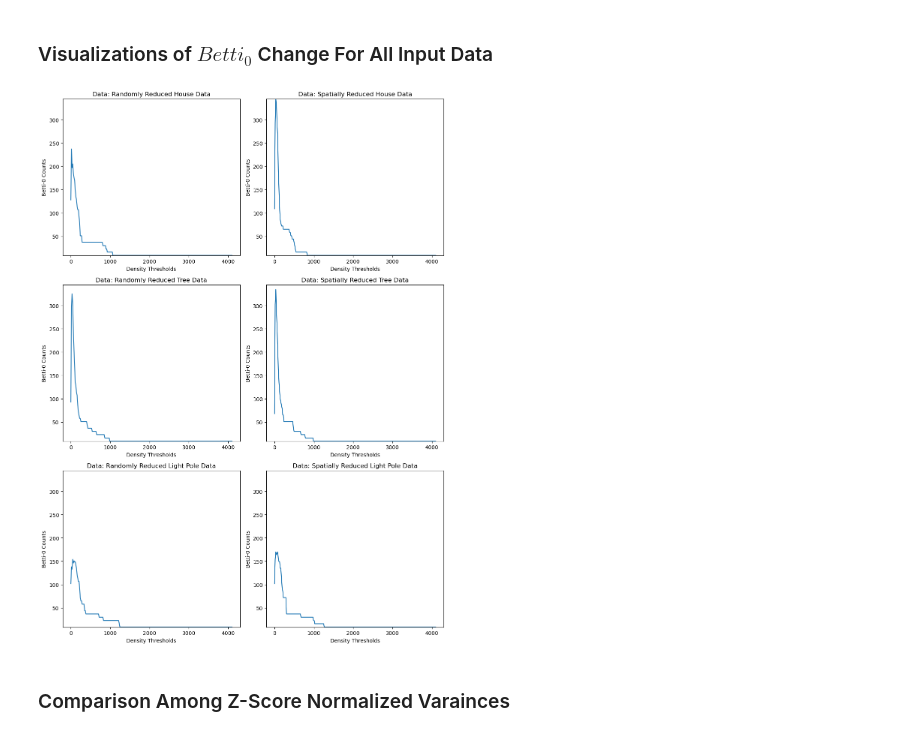
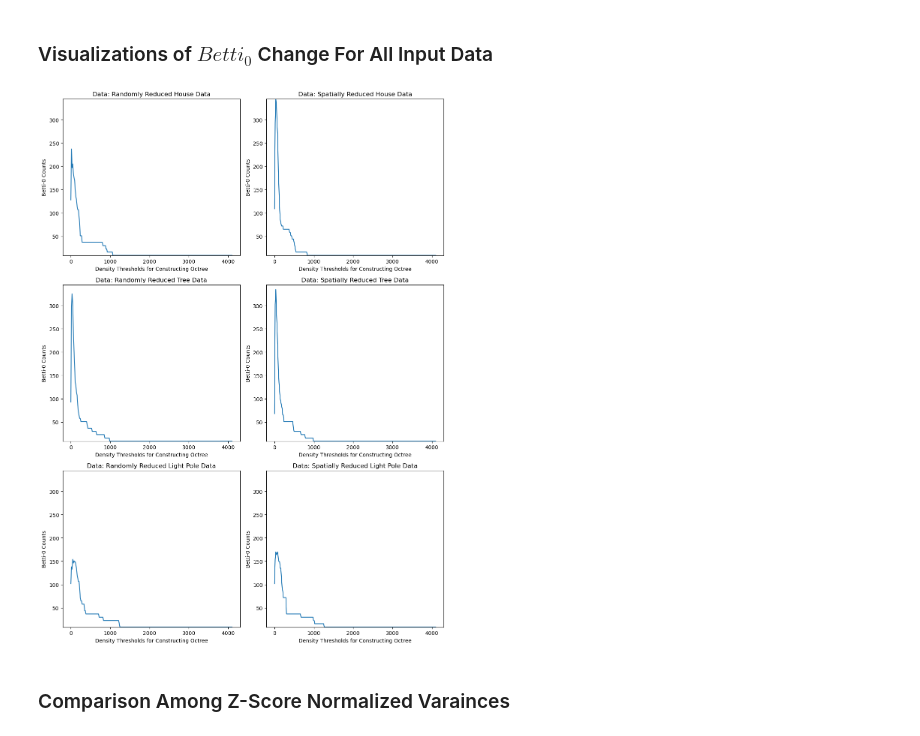
Before and after one commit to ANNIZHENG/Point_Cloud_Data_Structure, a Jupyter notebook: Octree-Visual.ipynb, the cells around one changed output. Cells and saved outputs as stored; diff of their text form; code cells hidden in the pictures.

```diff
--- a/Octree-Visual.ipynb
+++ b/Octree-Visual.ipynb
@@ -284,50 +284,50 @@ fig, axs = plt.subplots(nrows=3, ncols=2, figsize=(11, 15))
 
 # Plot for House Random
 axs[0,0].plot(density_thresholds, house_random_betti_0s)
-axs[0,0].set_xlabel('Density Thresholds')
+axs[0,0].set_xlabel('Density Thresholds for Constructing Octree')
 axs[0,0].set_ylabel('Betti-0 Counts')
 axs[0,0].set_ylim(min_val, max_val)
 axs[0,0].set_title('Data: Randomly Reduced House Data')
 
 # Plot for House Spatial
 axs[0,1].plot(density_thresholds, house_spatial_betti_0s)
-axs[0,1].set_xlabel('Density Thresholds')
+axs[0,1].set_xlabel('Density Thresholds for Constructing Octree')
 axs[0,1].set_ylabel('Betti-0 Counts')
 axs[0,1].set_ylim(min_val, max_val)
 axs[0,1].set_title('Data: Spatially Reduced House Data')
 
 # Plot for Tree Random
 axs[1,0].plot(density_thresholds, tree_random_betti_0s)
-axs[1,0].set_xlabel('Density Thresholds')
+axs[1,0].set_xlabel('Density Thresholds for Constructing Octree')
 axs[1,0].set_ylabel('Betti-0 Counts')
 axs[1,0].set_ylim(min_val, max_val)
 axs[1,0].set_title('Data: Randomly Reduced Tree Data')
 
 # Plot for Tree Spatial
 axs[1,1].plot(density_thresholds, tree_spatial_betti_0s)
-axs[1,1].set_xlabel('Density Thresholds')
+axs[1,1].set_xlabel('Density Thresholds for Constructing Octree')
 axs[1,1].set_ylabel('Betti-0 Counts')
 axs[1,1].set_ylim(min_val, max_val)
 axs[1,1].set_title('Data: Spatially Reduced Tree Data')
 
 # Plot for Light Pole Random
 axs[2,0].plot(density_thresholds, lightpole_random_betti_0s)
-axs[2,0].set_xlabel('Density Thresholds')
+axs[2,0].set_xlabel('Density Thresholds for Constructing Octree')
 axs[2,0].set_ylabel('Betti-0 Counts')
 axs[2,0].set_ylim(min_val, max_val)
 axs[2,0].set_title('Data: Randomly Reduced Light Pole Data')
 
 # Plot for Light Pole Spatial
 axs[2,1].plot(density_thresholds, lightpole_spatial_betti_0s)
-axs[2,1].set_xlabel('Density Thresholds')
+axs[2,1].set_xlabel('Density Thresholds for Constructing Octree')
 axs[2,1].set_ylabel('Betti-0 Counts')
 axs[2,1].set_ylim(min_val, max_val)
 axs[2,1].set_title('Data: Spatially Reduced Light Pole Data')
 
 plt.tight_layout()
 plt.show()
 # %% [output]
-[figure, old version]
+[figure, new version]
 # %% [markdown]
 ### Comparison Among Z-Score Normalized Varainces
 # %%
```
Also changed, not shown: 1 other file.
